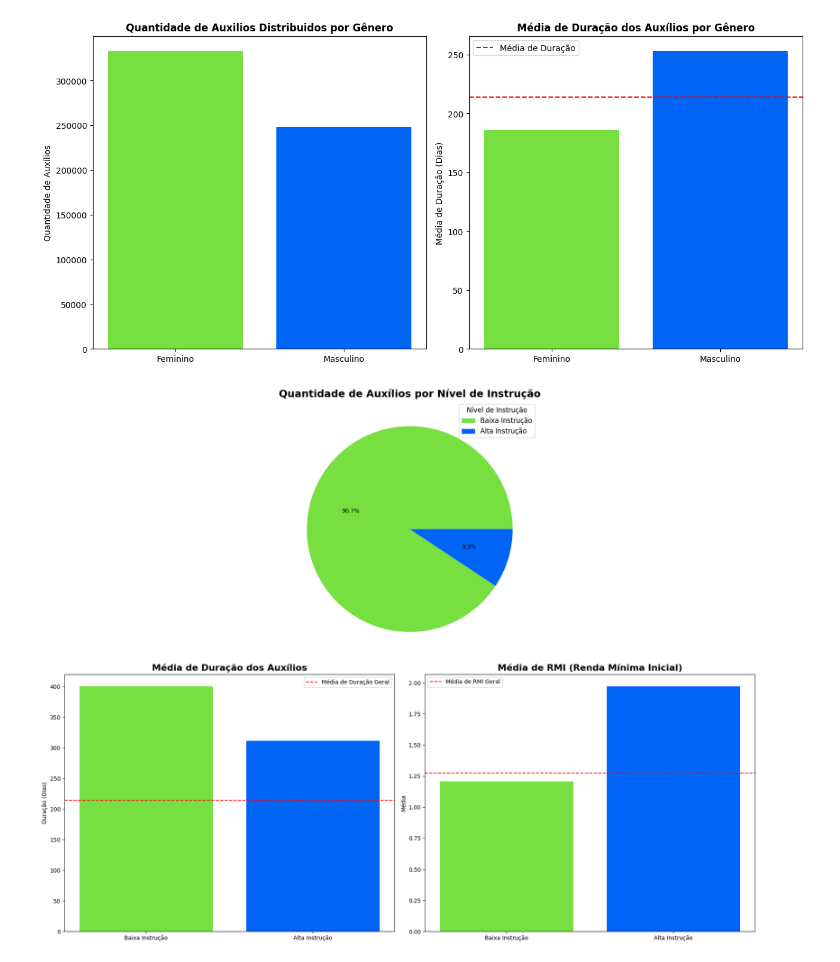
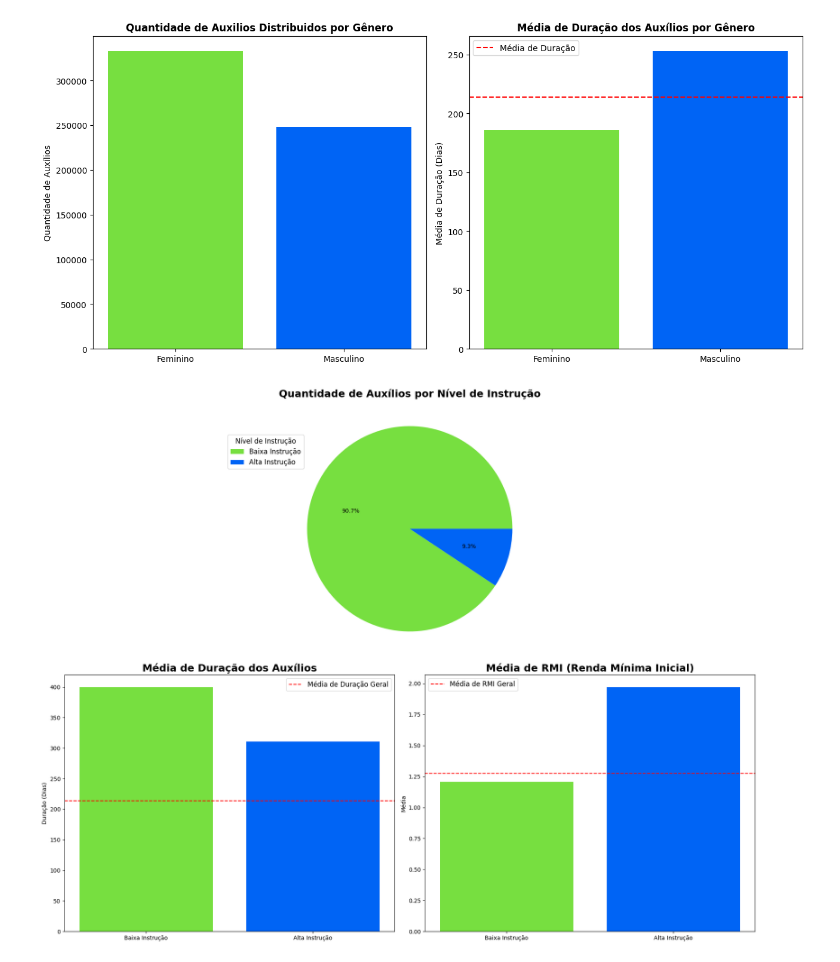
Before and after one commit to Estressei/ProjetoTrilhaDados, a Jupyter notebook: apresentacao.ipynb, the cells around one changed output. Drawn from its saved outputs; the diff is of its cells as text; code cells hidden in the pictures.

```diff
--- a/apresentacao.ipynb
+++ b/apresentacao.ipynb
@@ -394,36 +394,41 @@ df_media_instrucao = pd.DataFrame({
 
 #Exibir Quantidade, média RMI e média de duração por instrução
 
 fig = plt.figure(figsize=(18, 14))
 
 ax1 = plt.subplot2grid((2, 2), (0, 0), colspan=2)
 ax1.pie(df_media_instrucao['Quantidade de auxilios'],
     autopct='%1.1f%%',
     colors=['#77DF40','#0064F5'])
 ax1.set_title('Quantidade de Auxílios por Nível de Instrução', fontweight='bold', fontsize=18)
-ax1.legend(title ='Nível de Instrução', labels=df_media_instrucao['Nível de Instrução'],title_fontsize=12,fontsize=12)
+ax1.legend(title ='Nível de Instrução',
+            labels=df_media_instrucao['Nível de Instrução'],
+            title_fontsize=12,
+            fontsize=12,
+            loc='center right',
+            bbox_to_anchor=(0.1, 0.8, 0, 0))
 
 ax2 = plt.subplot2grid((2, 2), (1, 0))
 ax2.bar(df_media_instrucao['Nível de Instrução'], df_media_instrucao['Média Duração'], color=['#77DF40','#0064F5'])
 ax2.axhline(y=media_duracao_auxilios,
             color='red',
             linestyle='--',
             label=f'Média de Duração Geral')
-ax2.legend()
-ax2.set_title('Média de Duração dos Auxílios', fontweight='bold', fontsize=16)
+ax2.legend(fontsize=12)
+ax2.set_title('Média de Duração dos Auxílios', fontweight='bold', fontsize=18)
 ax2.set_ylabel('Duração (Dias)')
 
 ax3 = plt.subplot2grid((2, 2), (1, 1))
 ax3.bar(df_media_instrucao['Nível de Instrução'], df_media_instrucao['Média RMI'], color=['#77DF40','#0064F5'])
 ax3.axhline(y=media_rmi,
             color='red',
             linestyle='--',
             label=f'Média de RMI Geral')
-ax3.legend()
-ax3.set_title('Média de RMI (Renda Mínima Inicial)', fontweight='bold', fontsize=16)
+ax3.legend(fontsize=12)
+ax3.set_title('Média de RMI (Renda Mínima Inicial)', fontweight='bold', fontsize=18)
 ax3.set_ylabel('Média')
 
 plt.tight_layout()
 plt.show()
 # %% [output]
-[figure, old version]
+[figure, new version]
```
Also changed, not shown: parts of 2 cells of this notebook.
